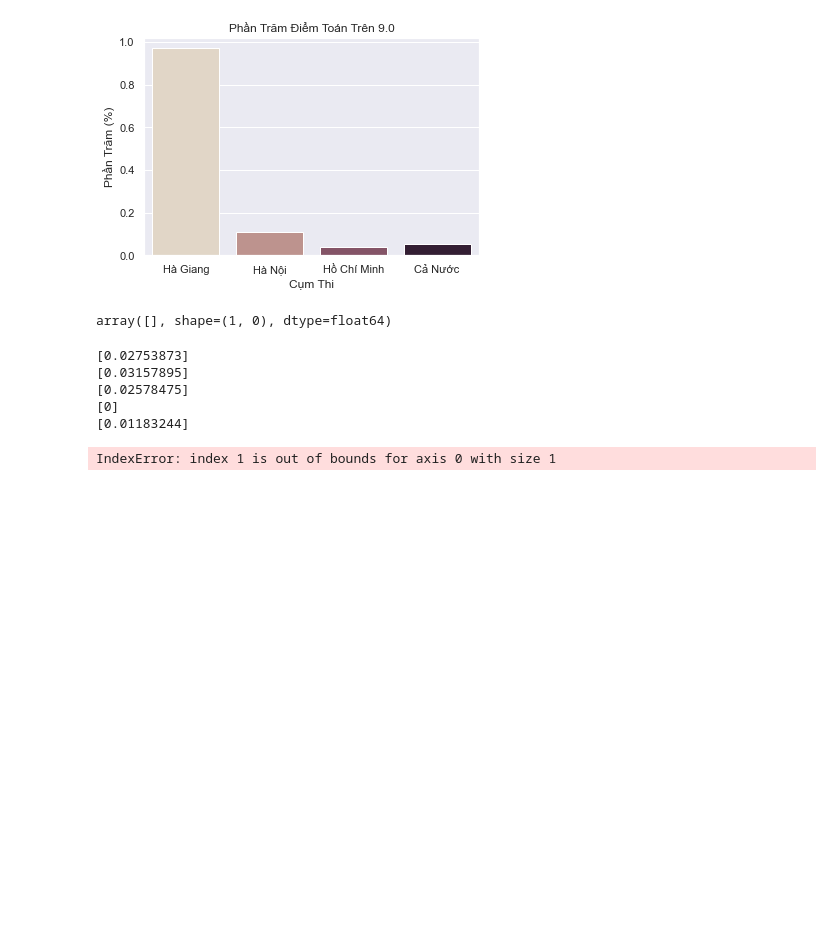
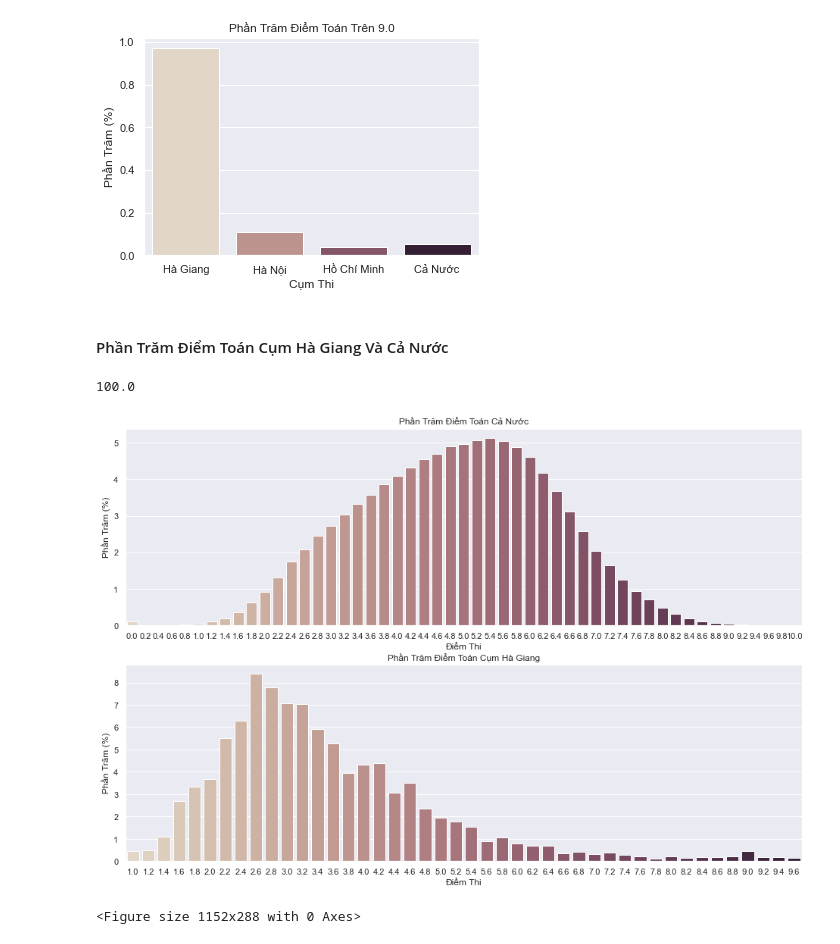
Before and after one commit to nguyenkhangme/project-visualization-cheating-score, a Jupyter notebook: Main.ipynb, the cells around one changed output. Cells and saved outputs as stored; diff of their text form; code cells hidden in the pictures; blank space fills up the shorter version.

```diff
--- a/Main.ipynb
+++ b/Main.ipynb
@@ -268,8 +287,39 @@ g.set(xlabel = "Cụm Thi", ylabel = "Phần Trăm (%)")
 # %% [output]
 [Text(0.5, 0, 'Cụm Thi'), Text(0, 0.5, 'Phần Trăm (%)')]
 [figure]
-# %%
-PhanTramKhoi = np.array([[]])
-PhanTramKhoi
-# %% [output]
-array([], shape=(1, 0), dtype=float64)
+# %% [markdown]
+#### Phần Trăm Điểm Toán Cụm Hà Giang Và Cả Nước
+# %%
+def makePercentDF(df,subject):
+    subjectDF = pd.DataFrame(df[subject].value_counts()/(df[subject].count()))
+    subjectDF = subjectDF.sort_index()
+    subjectDF = subjectDF[subject]
+    subjectDF = pd.DataFrame(subjectDF)
+    subjectDF.reset_index(inplace=True)
+    subjectDF = subjectDF.rename(columns = {'index':'DIEM'})
+    subjectDF.columns = ['DIEM','PHAN TRAM']
+    subjectDF['PHAN TRAM'] = subjectDF['PHAN TRAM']*100
+    return subjectDF
+# %%
+HG_Math_df = makePercentDF(df_HaGiang,'TOÁN')
+All_Math_df = makePercentDF(df,'TOÁN')
+All_Math_df['PHAN TRAM'].sum()
+# %% [output]
+100.0
+# %%
+fig, axs = plt.subplots(nrows=2)
+fig.set_size_inches(16, 10.5)
+# plt.figure(figsize=(16,4))
+
+g1 = sns.barplot(x="DIEM", y= "PHAN TRAM", palette="ch:.25", data=All_Math_df,ax = axs[0])
+g1.set_title("Phần Trăm Điểm Toán Cả Nước")
+g1.set(xlabel = "Điểm Thi", ylabel = "Phần Trăm (%)")
+
+g = sns.barplot(x="DIEM", y= "PHAN TRAM", palette="ch:.25", data=HG_Math_df,ax = axs[1])
+g.set_title("Phần Trăm Điểm Toán Cụm Hà Giang")
+g.set(xlabel = "Điểm Thi", ylabel = "Phần Trăm (%)")
+
+plt.show()
+# %% [output]
+[figure, added]
+<Figure size 1152x288 with 0 Axes>
@@ -276,19 +339,12 @@ array([], shape=(1, 0), dtype=float64)
 # %%
 for i in range(4):
-    PhanTramKhoi_t  = np.array([])
+    PhanTramKhoi_t  = np.array([[]])
     for j in range(4):
         print(np.array([findPercentScoreHighgerThan(dfArr[i],27,KhoiThi[j])]))
         PhanTramKhoi_t = np.append(PhanTramKhoi_t,np.array([[findPercentScoreHighgerThan(dfArr[i],27,KhoiThi[j])]]))
-        PhanTramKhoi[i] = np.append(PhanTramKhoi[i],np.array([[findPercentScoreHighgerThan(dfArr[i],27,KhoiThi[j])]]))
-#     print(PhanTramKhoi_t)
+    PhanTramKhoi = np.append(PhanTramKhoi,np.array([[findPercentScoreHighgerThan(dfArr[i],27,KhoiThi[j])]]))
+    print(PhanTramKhoi_t)
 PhanTramKhoi
-# %% [output]
-[0.02753873]
-[0.03157895]
-[0.02578475]
-[0]
-[0.01183244]
-IndexError: index 1 is out of bounds for axis 0 with size 1
 # %%
 PhanTramKhoi
 # %%
```
Also changed, not shown: parts of 17 cells of this notebook.
